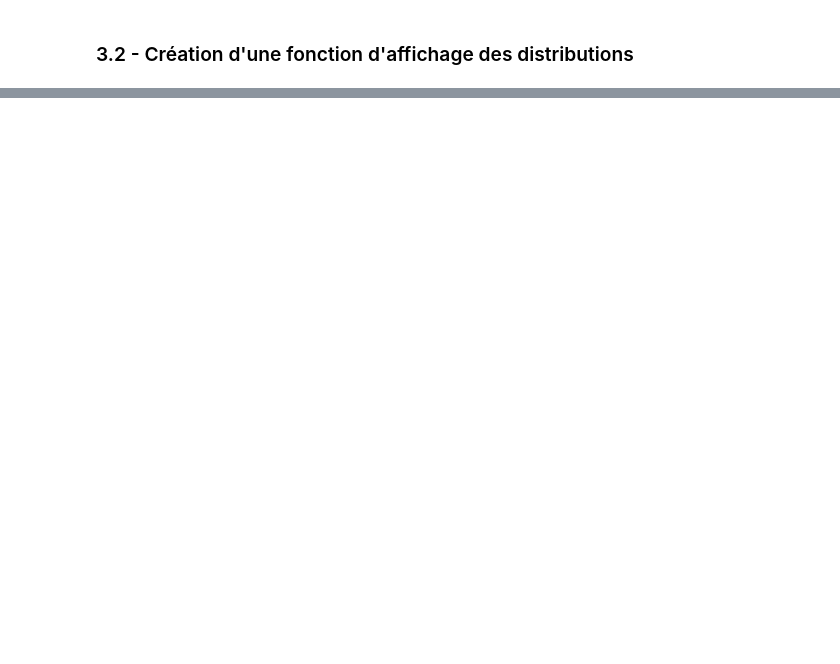
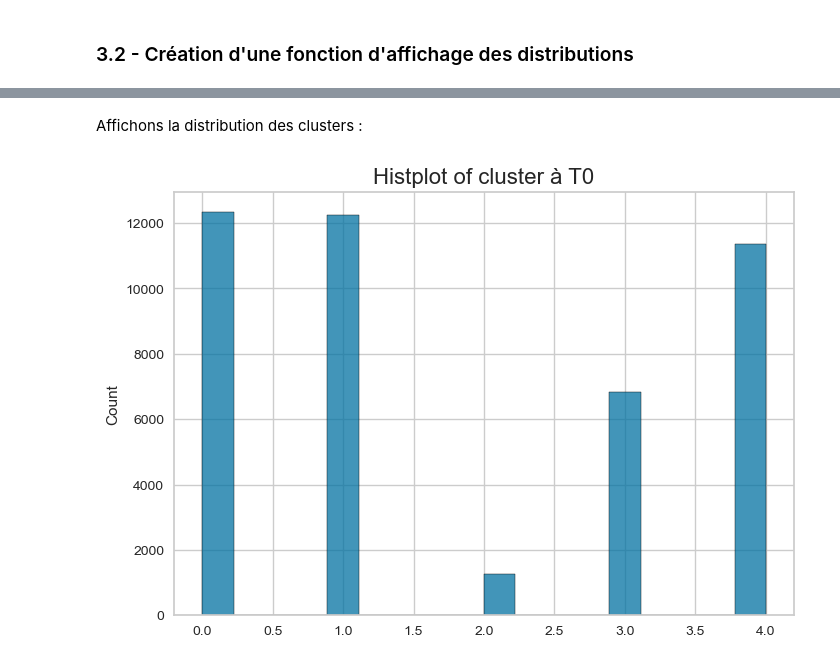
Before and after one commit to ludovic-source/Data_scientist_formation, a Jupyter notebook: projet_5/Projet_5_simulation.ipynb, the cells around one changed output, grey strips where cells are left out. Drawn from its saved outputs; the diff is of its cells as text; code cells hidden in the pictures; blank space fills up the shorter version.

```diff
--- a/projet_5/Projet_5_simulation.ipynb
+++ b/projet_5/Projet_5_simulation.ipynb
@@ -339,0 +376,4 @@ print_features_distribution(df)
+# %%
+X_scale_0 = StandardScaler().fit_transform(X_0)
+df_0 = pd.DataFrame(X_scale_0, columns=X_0.columns)
+df_0.describe()
@@ -339,0 +396,11 @@ print_features_distribution(df)
+# %%
+M0 = KMeans(n_clusters=5, random_state=42)
+C0 = M0.fit_predict(X_scale_0)
+# %% [markdown]
+Affichons la distribution des clusters :
+# %%
+sns.histplot(data=C0)
+plt.title('Histplot of cluster à T0', fontsize=16)
+plt.show()
+# %% [output]
+[figure, added]
```
Also changed, not shown: parts of 20 cells of this notebook.
